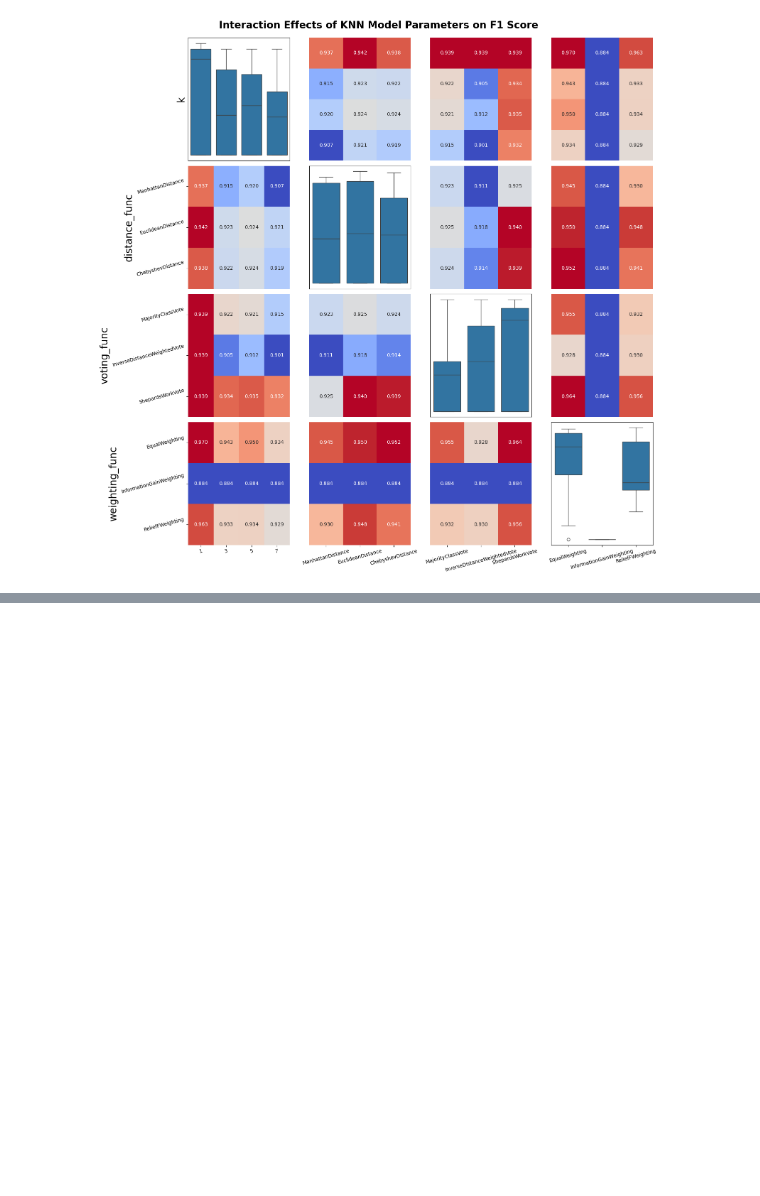
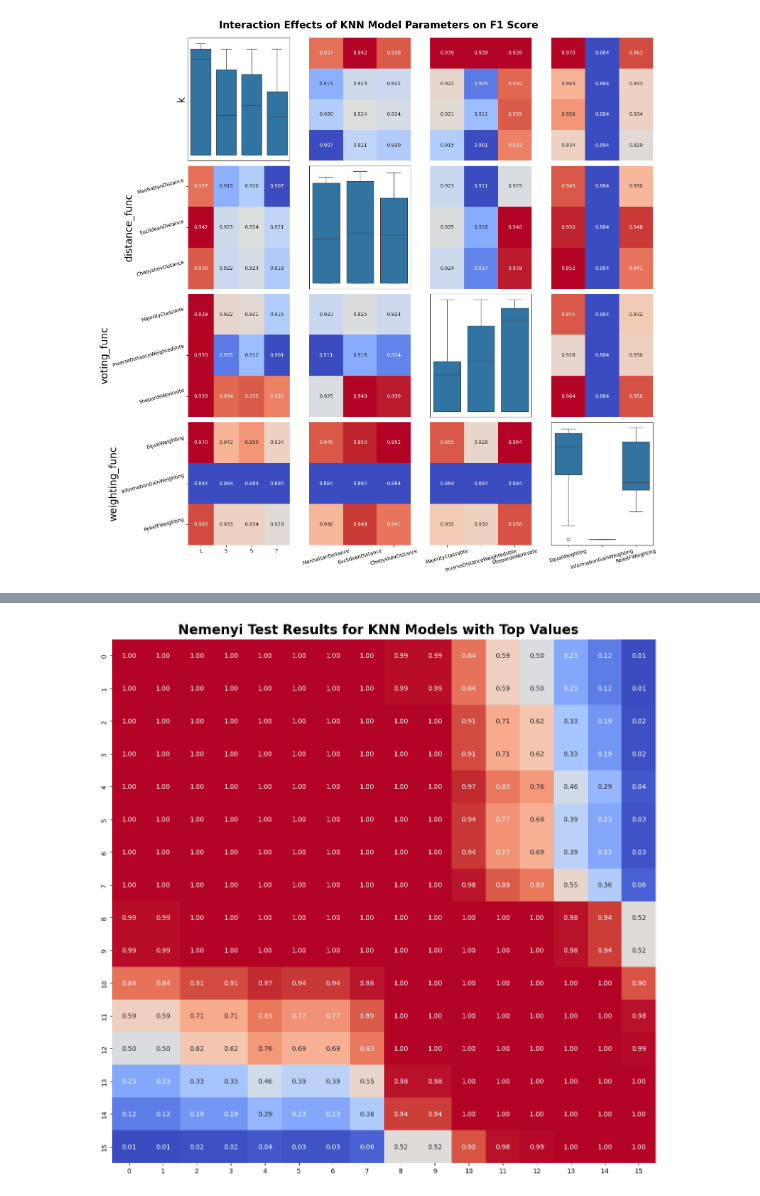
Before and after one commit to ZachParent/mai-intro-to-machine-learning, a Jupyter notebook: work2/notebooks/1.3-ZachParent-try-statistical-analysis.ipynb, the cells around one changed output, grey strips where cells are left out. Drawn from its saved outputs; the diff is of its cells as text; code cells hidden in the pictures; blank space fills up the shorter version.

Commit message:
add nemenyi_test_results_KNN.png

```diff
--- a/work2/notebooks/1.3-ZachParent-try-statistical-analysis.ipynb
+++ b/work2/notebooks/1.3-ZachParent-try-statistical-analysis.ipynb
@@ -230,0 +225,18 @@ plt.show()
+# %%
+num_to_select = 2
+models_to_consider = 10
+col_names = ['k', 'distance_func', 'voting_func', 'weighting_func']
+top_values = {}
+
+for col_name in col_names:
+    best_scoring_models = knn_results_hepatitis.sort_values(by='mean_f1_score', ascending=False).head(models_to_consider)
+    top_values[col_name] = best_scoring_models[col_name].value_counts().nlargest(num_to_select).index.tolist()
+
+top_values
+
+models_with_top_values = knn_results_hepatitis[knn_results_hepatitis['k'].isin(top_values['k']) &
+                                               knn_results_hepatitis['distance_func'].isin(top_values['distance_func']) &
+                                               knn_results_hepatitis['voting_func'].isin(top_values['voting_func']) &
+                                               knn_results_hepatitis['weighting_func'].isin(top_values['weighting_func'])].sort_values(by='mean_f1_score', ascending=False)
+models_with_top_values.reset_index(drop=True, inplace=True)
+models_with_top_values
@@ -230,0 +261,3 @@ plt.show()
+# %%
+nemenyi_results = nemenyi_test(models_with_top_values)
+nemenyi_results
@@ -230,0 +282,10 @@ plt.show()
+# %%
+
+fig, ax = plt.subplots(figsize=(12, 12))
+sns.heatmap(nemenyi_results, fmt='.2f', annot=True, cmap='coolwarm', ax=ax, cbar=False)
+fig.suptitle('Nemenyi Test Results for KNN Models with Top Values', fontsize=20, fontweight='bold')
+fig.savefig('../reports/figures/nemenyi_test_results_KNN.png', dpi=300)
+plt.tight_layout()
+plt.show()
+# %% [output]
+[figure, added]
```
Also changed, not shown: parts of 5 cells of this notebook, 1 other file.
